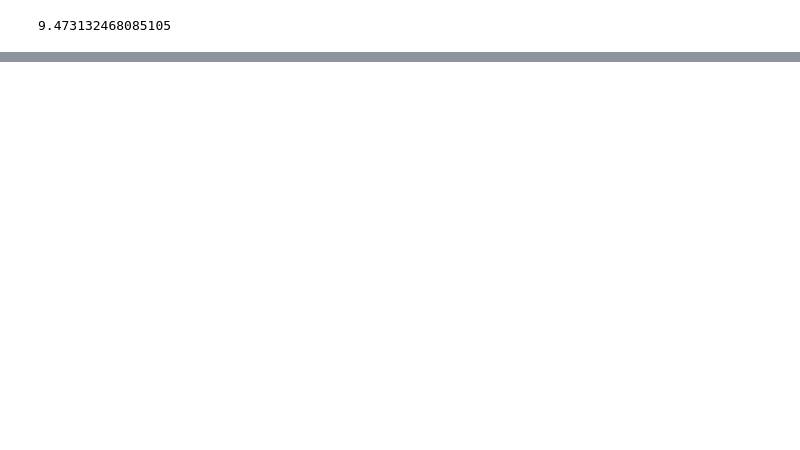
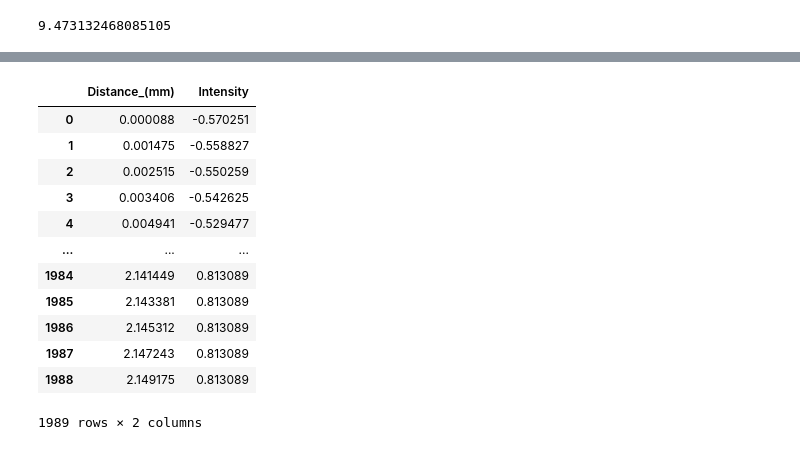
Before and after one commit to ojedarcelo/ondascodigos, a Jupyter notebook: LAB6/lab6_ondas.ipynb, the cells around one changed output, grey strips where cells are left out. Drawn from its saved outputs; the diff is of its cells as text; code cells hidden in the pictures; blank space fills up the shorter version.

```diff
--- a/LAB6/lab6_ondas.ipynb
+++ b/LAB6/lab6_ondas.ipynb
@@ -214,0 +176,10 @@ ax.legend(fontsize=15, markerscale=1)
+# %%
+# Create a common set of distances
+common_distances = np.union1d(calibrated_data['Distance_(mm)'], calibrated_data_1['Distance_(mm)'])
+
+# Interpolate values for the common distances in both dataframes
+calibrated_data_interpolated = pd.DataFrame({'Distance_(mm)': common_distances})
+calibrated_data_interpolated['Intensity'] = np.interp(common_distances, calibrated_data['Distance_(mm)'], calibrated_data['Intensity'])
+
+calibrated_data_1_interpolated = pd.DataFrame({'Distance_(mm)': common_distances})
+calibrated_data_1_interpolated['Intensity'] = np.interp(common_distances, calibrated_data_1['Distance_(mm)'], calibrated_data_1['Intensity'])
@@ -214,0 +189,16 @@ ax.legend(fontsize=15, markerscale=1)
+# %%
+calibrated_data_interpolated
+# %% [output]
+|  | Distance_(mm) | Intensity |
+| 0 | 0.000088 | -0.570251 |
+| 1 | 0.001475 | -0.558827 |
+| 2 | 0.002515 | -0.550259 |
+| 3 | 0.003406 | -0.542625 |
+| 4 | 0.004941 | -0.529477 |
+| ... | ... | ... |
+| 1984 | 2.141449 | 0.813089 |
+| 1985 | 2.143381 | 0.813089 |
+| 1986 | 2.145312 | 0.813089 |
+| 1987 | 2.147243 | 0.813089 |
+| 1988 | 2.149175 | 0.813089 |
+1989 rows × 2 columns
```
Also changed, not shown: parts of 32 cells of this notebook, 6 other files.
